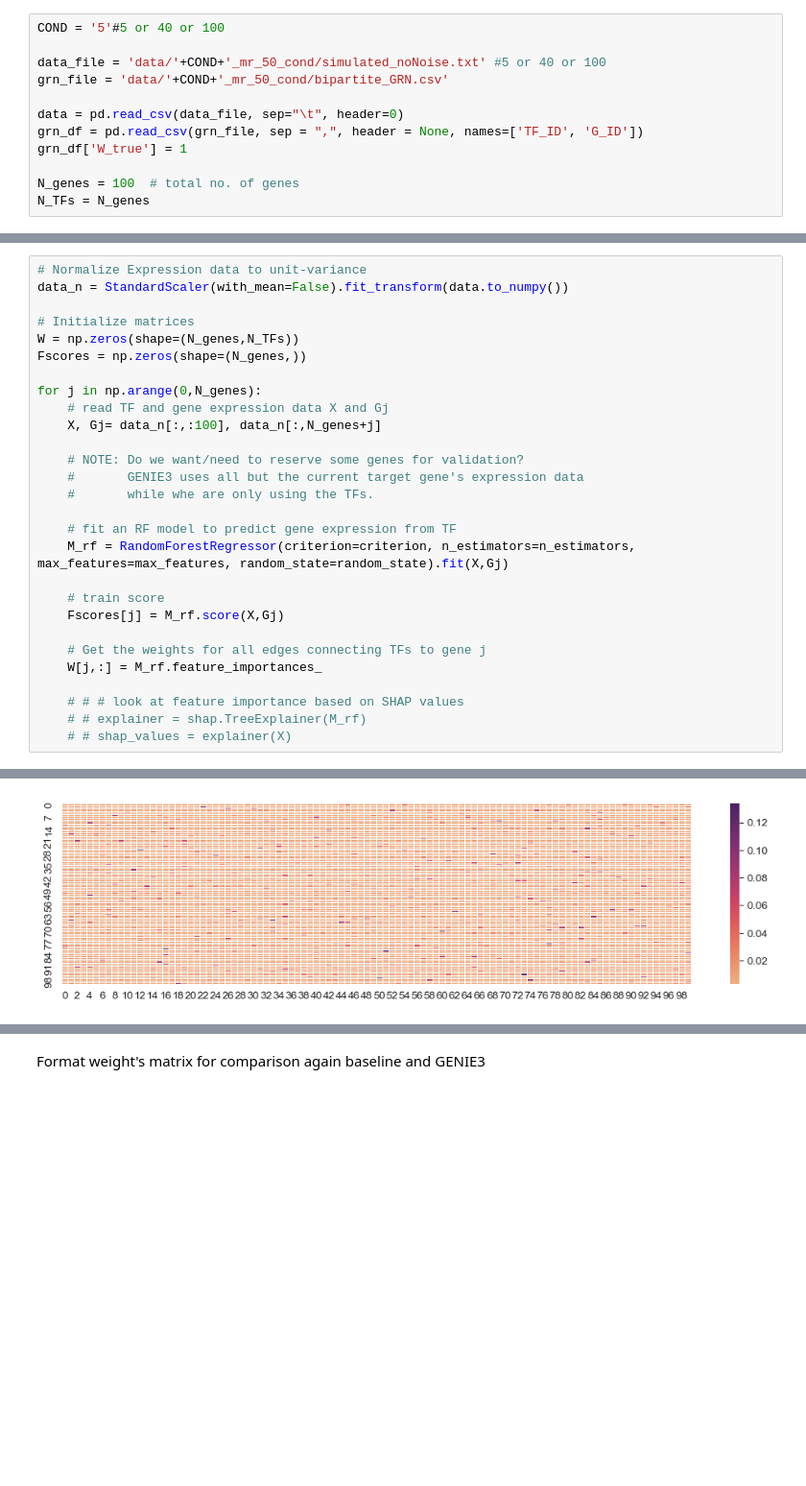
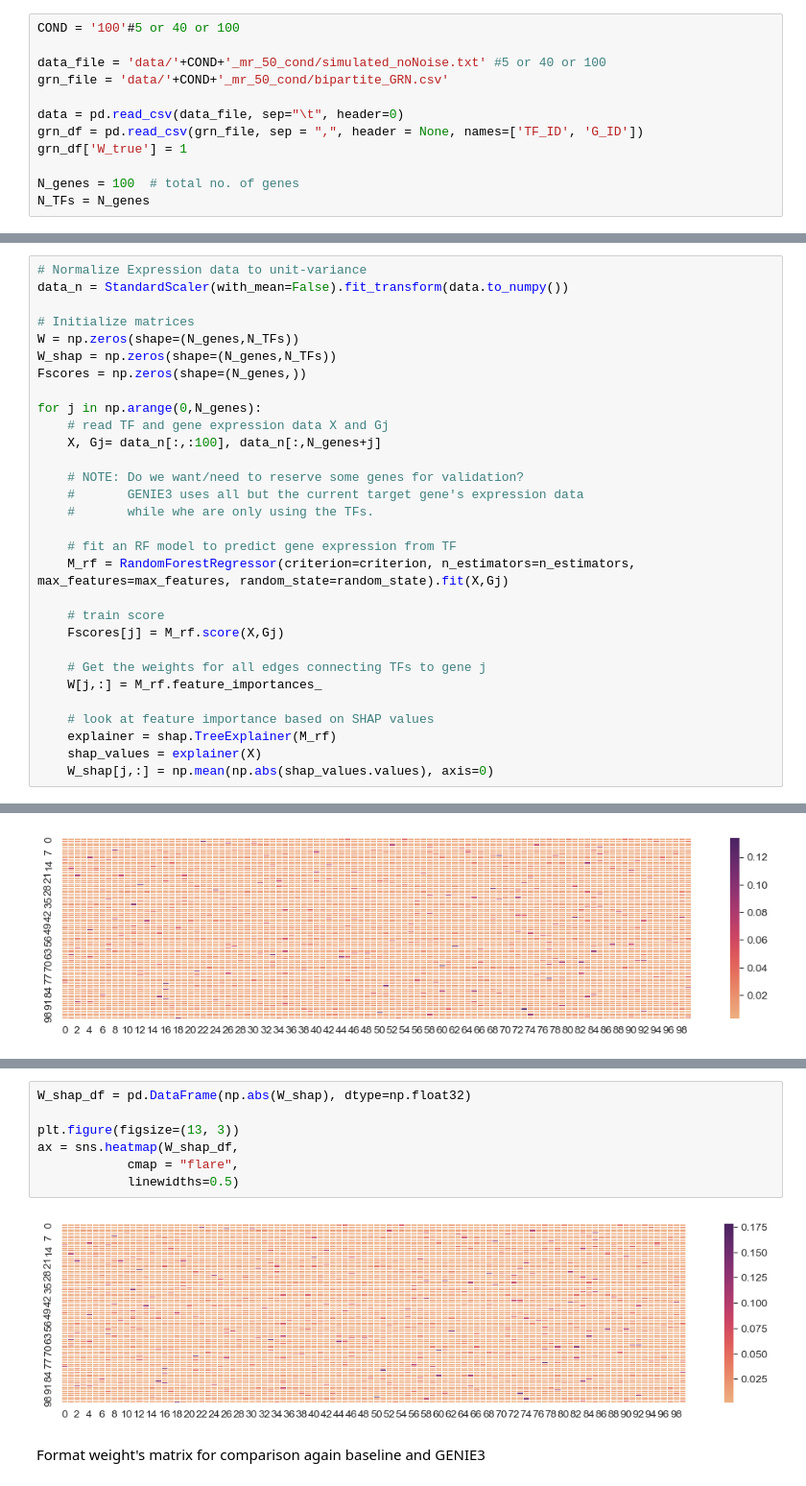
Before and after one commit to MehakBindra/treeGRN, a Jupyter notebook: rf_playground_v1.ipynb, the cells around one changed output, grey strips where cells are left out. Shown at 96% size. Saved outputs shown, nothing was run; the diff lists cells and outputs as text; blank space fills up the shorter version.

Commit message:
adding shap

```diff
--- a/rf_playground_v1.ipynb
+++ b/rf_playground_v1.ipynb
@@ -10,7 +11,7 @@ import sklearn.metrics as metrics
 # %% [markdown]
 Read expression data matrix and ground truth, and fix global data variables
 # %%
-COND = '5'#5 or 40 or 100
+COND = '100'#5 or 40 or 100
 
 data_file = 'data/'+COND+'_mr_50_cond/simulated_noNoise.txt' #5 or 40 or 100
 grn_file = 'data/'+COND+'_mr_50_cond/bipartite_GRN.csv'
@@ -36,6 +37,7 @@ data_n = StandardScaler(with_mean=False).fit_transform(data.to_numpy())
 
 # Initialize matrices
 W = np.zeros(shape=(N_genes,N_TFs))
+W_shap = np.zeros(shape=(N_genes,N_TFs))
 Fscores = np.zeros(shape=(N_genes,))
 
 for j in np.arange(0,N_genes):
@@ -55,9 +57,10 @@ for j in np.arange(0,N_genes):
     # Get the weights for all edges connecting TFs to gene j
     W[j,:] = M_rf.feature_importances_
 
-    # # # look at feature importance based on SHAP values
-    # # explainer = shap.TreeExplainer(M_rf)
-    # # shap_values = explainer(X)
+    # look at feature importance based on SHAP values
+    explainer = shap.TreeExplainer(M_rf)
+    shap_values = explainer(X)
+    W_shap[j,:] = np.mean(np.abs(shap_values.values), axis=0)
 # %% [markdown]
 Visualize importance scores for all genes
 # %%
@@ -72,3 +77,12 @@ ax = sns.heatmap(W_df,
+# %%
+W_shap_df = pd.DataFrame(np.abs(W_shap), dtype=np.float32)
+
+plt.figure(figsize=(13, 3))
+ax = sns.heatmap(W_shap_df,
+            cmap = "flare",
+            linewidths=0.5)
+# %% [output]
+[figure, added]
 # %% [markdown]
 Format weight's matrix for comparison again baseline and GENIE3
 # %%
```
Also changed, not shown: parts of 7 cells of this notebook.
